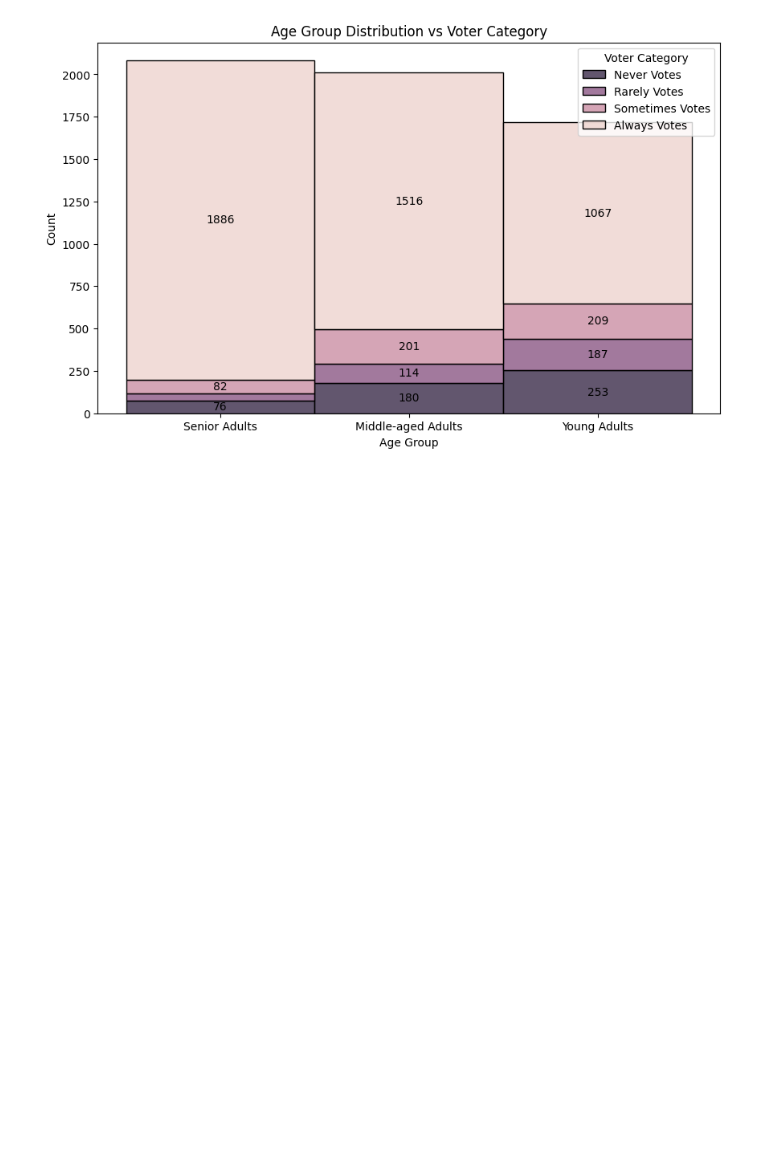
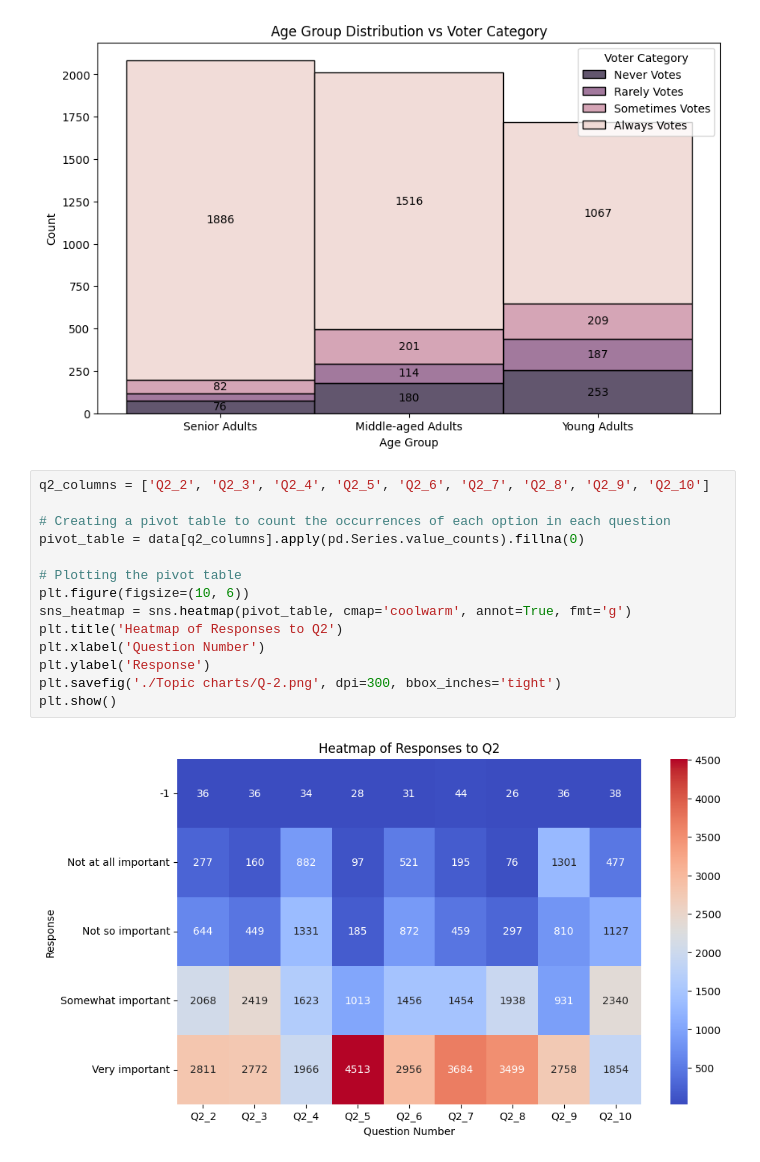
Before and after one commit to Kaustav-Goswami9/Data-Viz, a Jupyter notebook: topic_1.ipynb, the cells around one changed output. Saved outputs shown, nothing was run; the diff lists cells and outputs as text; blank space fills up the shorter version.

Commit message:
Created q2 chart.

```diff
--- a/topic_1.ipynb
+++ b/topic_1.ipynb
@@ -26,3 +26,19 @@ plt.savefig('./Topic charts/topic-1.png', dpi=300, bbox_inches='tight')
 plt.show()
 # %% [output]
 [figure]
+# %%
+q2_columns = ['Q2_2', 'Q2_3', 'Q2_4', 'Q2_5', 'Q2_6', 'Q2_7', 'Q2_8', 'Q2_9', 'Q2_10']
+
+# Creating a pivot table to count the occurrences of each option in each question
+pivot_table = data[q2_columns].apply(pd.Series.value_counts).fillna(0)
+
+# Plotting the pivot table
+plt.figure(figsize=(10, 6))
+sns_heatmap = sns.heatmap(pivot_table, cmap='coolwarm', annot=True, fmt='g')
+plt.title('Heatmap of Responses to Q2')
+plt.xlabel('Question Number')
+plt.ylabel('Response')
+plt.savefig('./Topic charts/Q-2.png', dpi=300, bbox_inches='tight')
+plt.show()
+# %% [output]
+[figure, added]
```
Also changed, not shown: 1 other file.
